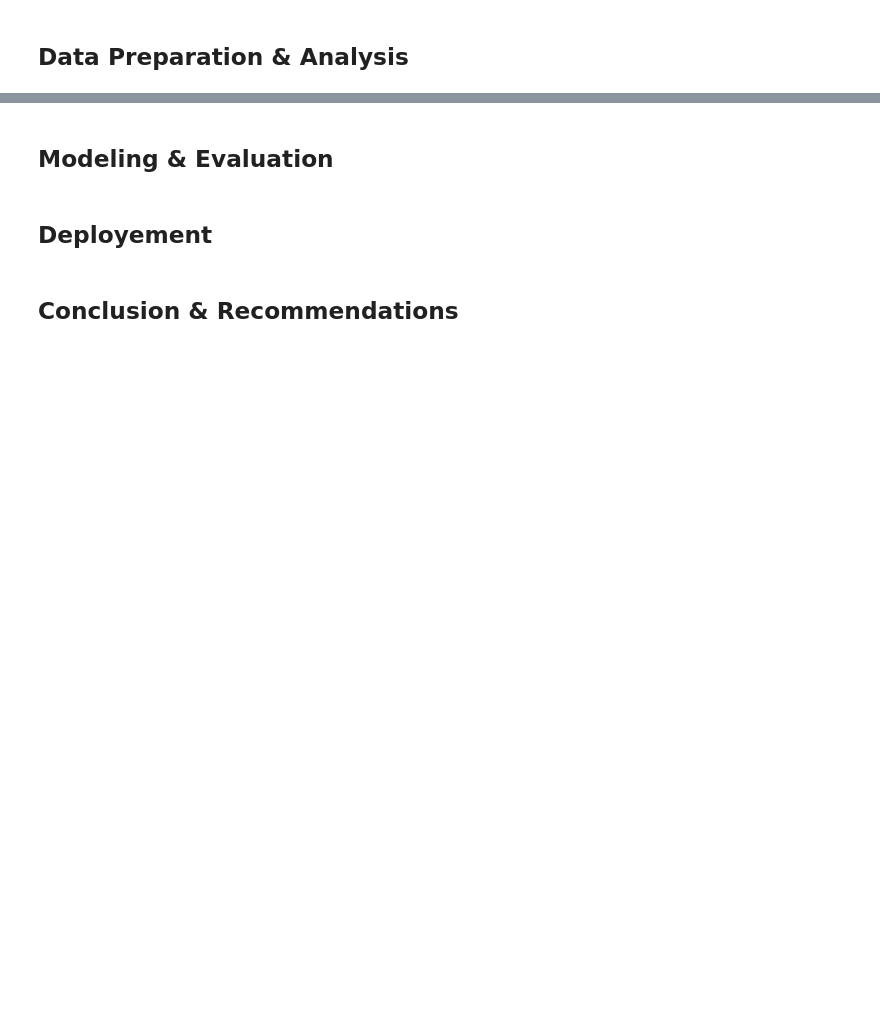
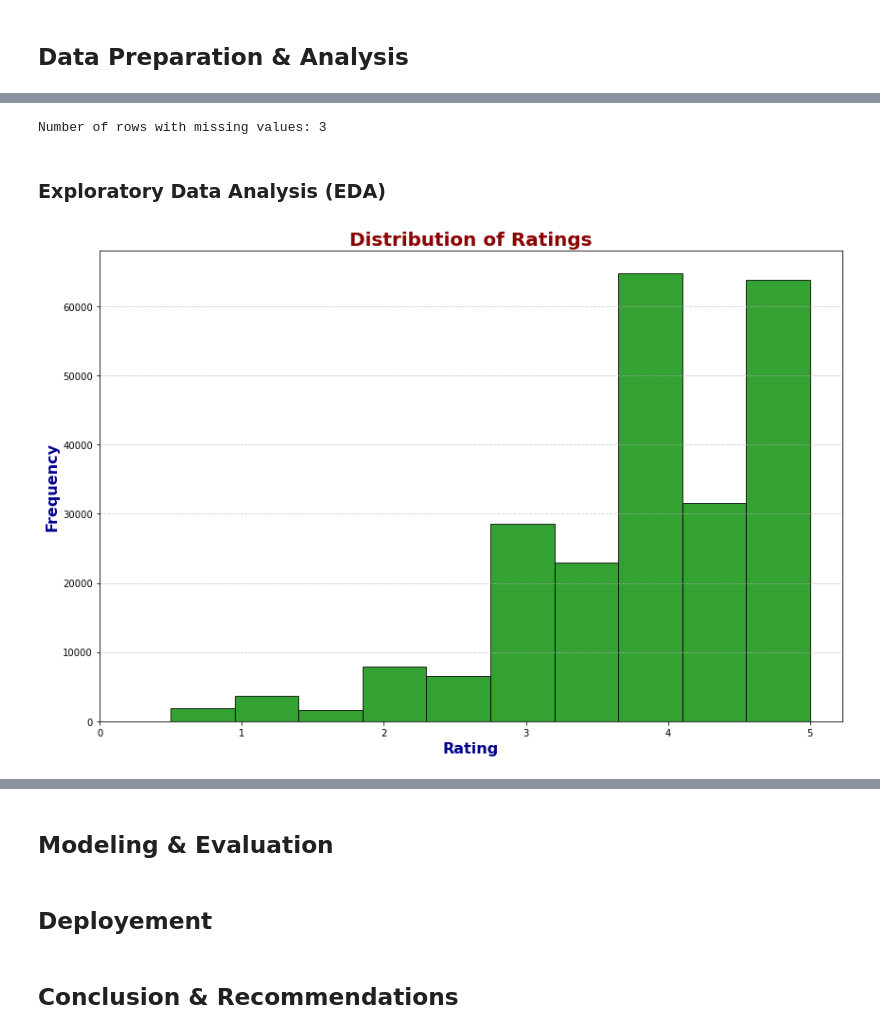
Before and after one commit to NashonOkumu/movie-recommendation, a Jupyter notebook: movie-recommendation.ipynb, the cells around one changed output, grey strips where cells are left out. Saved outputs shown, nothing was run; the diff lists cells and outputs as text; code cells hidden in the pictures; blank space fills up the shorter version.

Commit message:
data analysis

```diff
--- a/movie-recommendation.ipynb
+++ b/movie-recommendation.ipynb
@@ -17,0 +271,11 @@
+# %%
+# Merge the datasets
+
+# movies and ratings on movieId
+movies_ratings = pd.merge(left=movies_df, right=ratings_df, on='movieId')
+
+# movies__ratings and links on the movieId
+movies_ratings_links = pd.merge(left=movies_ratings, right=links_df, on='movieId')
+
+# movies_ratings_links on movieId
+combined_df = pd.merge(left=movies_ratings_links, right=tags_df, on='movieId')
@@ -17,0 +300,4 @@
+# %%
+# Now we engineer a new feature "Year" in which a movie was released by extracting it from the "Title"
+combined_df['Year'] = combined_df['title'].str.extract(r'\((\d{4})\)')
+combined_df
@@ -17,0 +318,4 @@
+# %%
+# Let us clean the title column by droppping the year with paranthesis
+combined_df['title'] = combined_df['title'].str.replace(r'\s*\(\d{4}\)', '')
+combined_df.head()
@@ -17,0 +363,31 @@
+# %%
+# Find the number of rows with missing values
+rows_with_missing_values = combined_df.isna().any(axis=1).sum()
+
+print(f'Number of rows with missing values: {rows_with_missing_values}')
+# %% [output]
+Number of rows with missing values: 3
+# %%
+# Convert 'Year' column to numeric, coercing errors to NaN
+combined_df['Year'] = pd.to_numeric(combined_df['Year'], errors='coerce')
+
+# Drop rows where 'Year' is NaN after conversion
+combined_df = combined_df.dropna(subset=['Year'])
+
+# Convert 'Year' to integers
+combined_df['Year'] = combined_df['Year'].astype(int)
+# %% [markdown]
+### Exploratory Data Analysis (EDA)
+# %%
+# Histogram for Distribution of Ratings
+plt.figure(figsize=(12, 8))
+plt.hist(combined_df['rating'], bins=10, color='#008B00', edgecolor='black', alpha=0.8)
+plt.xlabel('Rating', fontsize=16, color='darkblue', weight='bold')
+plt.ylabel('Frequency', fontsize=16, color='darkblue', weight='bold')
+plt.title('Distribution of Ratings', fontsize=20, color='darkred', weight='bold')
+plt.grid(axis='y', linestyle='--', alpha=0.7)
+plt.xticks(range(int(combined_df['rating'].min()), int(combined_df['rating'].max()) + 1))
+plt.tight_layout()
+plt.show()
+# %% [output]
+[figure, added]
```
Also changed, not shown: parts of 31 cells of this notebook, 6 other files.
